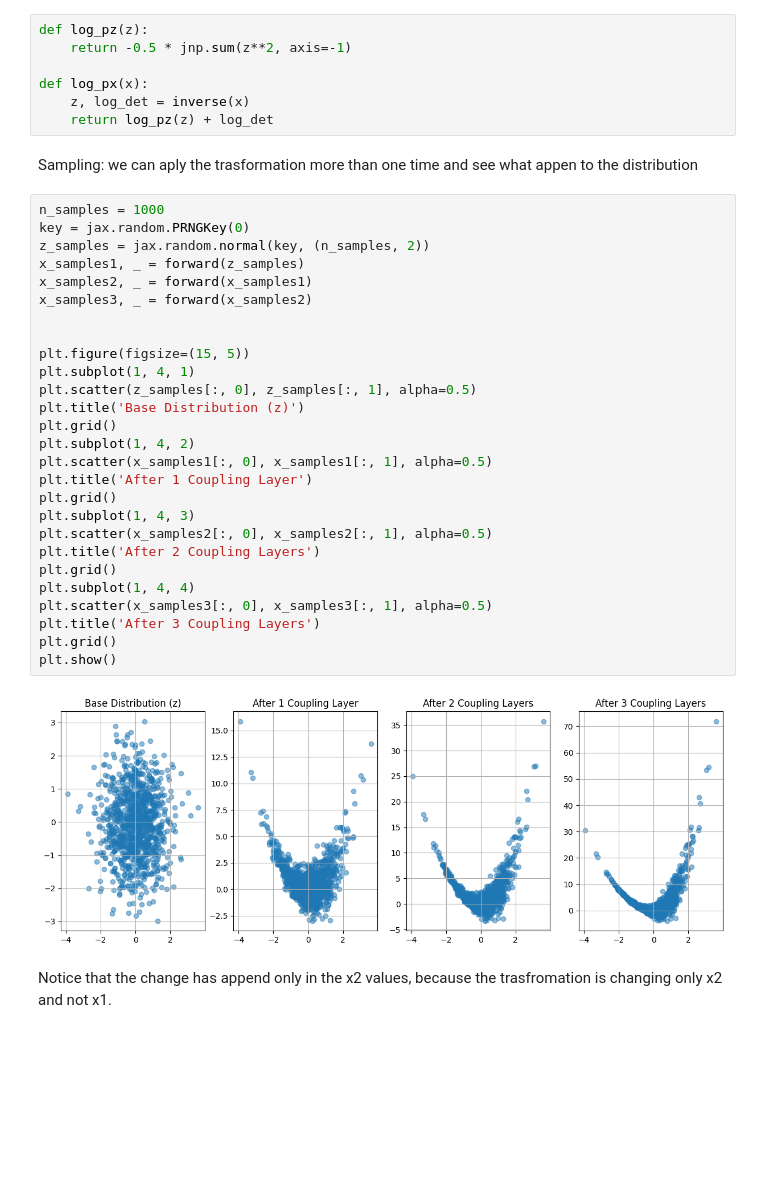
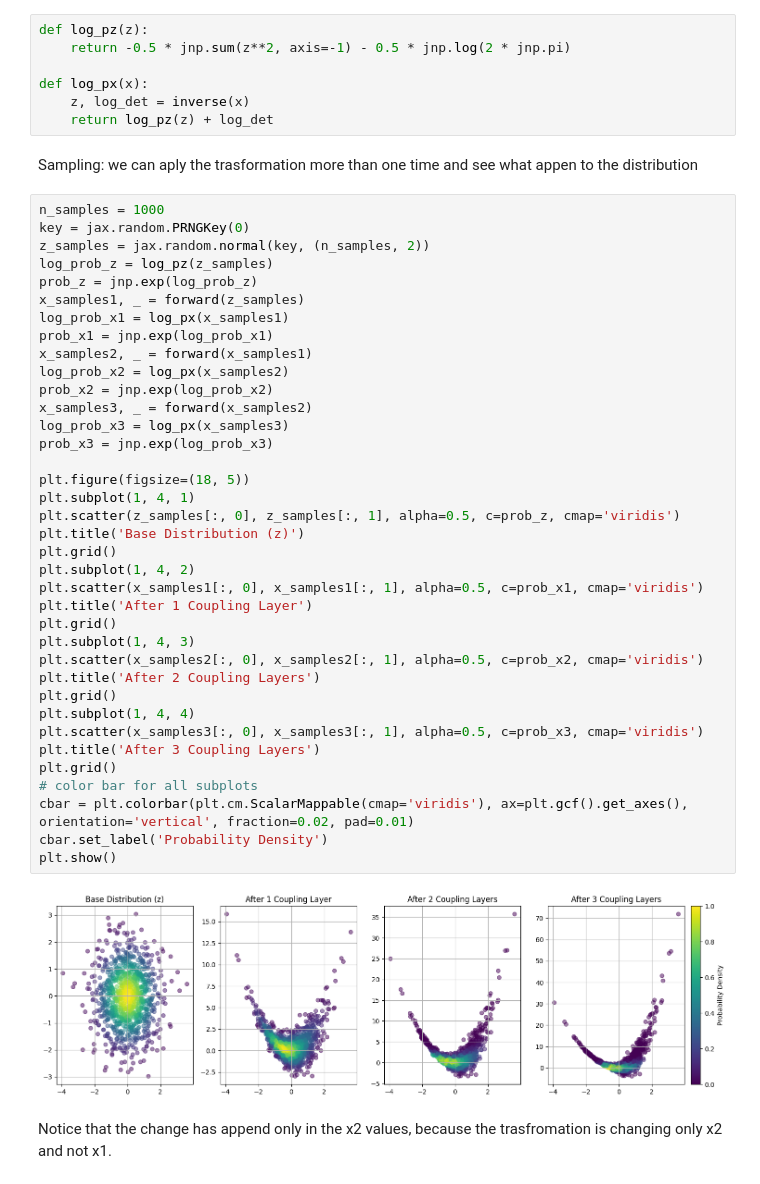
Before and after one commit to rpivi/Normalizing_Flow, a Jupyter notebook: coupling_affine.ipynb, the cells around one changed output. Cells and saved outputs as stored; diff of their text form; blank space fills up the shorter version.

Commit message:
better plots

```diff
--- a/coupling_affine.ipynb
+++ b/coupling_affine.ipynb
@@ -56,7 +56,7 @@ def inverse(x):
     return z, log_det
 # %%
 def log_pz(z):
-    return -0.5 * jnp.sum(z**2, axis=-1)
+    return -0.5 * jnp.sum(z**2, axis=-1) - 0.5 * jnp.log(2 * jnp.pi)
 
 def log_px(x):
     z, log_det = inverse(x)
@@ -66,31 +66,41 @@ Sampling: we can aply the trasformation more than one time and see what appen to
 # %%
 n_samples = 1000
 key = jax.random.PRNGKey(0)
 z_samples = jax.random.normal(key, (n_samples, 2))
+log_prob_z = log_pz(z_samples)
+prob_z = jnp.exp(log_prob_z)
 x_samples1, _ = forward(z_samples)
+log_prob_x1 = log_px(x_samples1)
+prob_x1 = jnp.exp(log_prob_x1)
 x_samples2, _ = forward(x_samples1)
+log_prob_x2 = log_px(x_samples2)
+prob_x2 = jnp.exp(log_prob_x2)
 x_samples3, _ = forward(x_samples2)
+log_prob_x3 = log_px(x_samples3)
+prob_x3 = jnp.exp(log_prob_x3)
 
-
-plt.figure(figsize=(15, 5))
+plt.figure(figsize=(18, 5))
 plt.subplot(1, 4, 1)
-plt.scatter(z_samples[:, 0], z_samples[:, 1], alpha=0.5)
+plt.scatter(z_samples[:, 0], z_samples[:, 1], alpha=0.5, c=prob_z, cmap='viridis')
 plt.title('Base Distribution (z)')
 plt.grid()
 plt.subplot(1, 4, 2)
-plt.scatter(x_samples1[:, 0], x_samples1[:, 1], alpha=0.5)
+plt.scatter(x_samples1[:, 0], x_samples1[:, 1], alpha=0.5, c=prob_x1, cmap='viridis')
 plt.title('After 1 Coupling Layer')
 plt.grid()
 plt.subplot(1, 4, 3)
-plt.scatter(x_samples2[:, 0], x_samples2[:, 1], alpha=0.5)
+plt.scatter(x_samples2[:, 0], x_samples2[:, 1], alpha=0.5, c=prob_x2, cmap='viridis')
 plt.title('After 2 Coupling Layers')
 plt.grid()
 plt.subplot(1, 4, 4)
-plt.scatter(x_samples3[:, 0], x_samples3[:, 1], alpha=0.5)
+plt.scatter(x_samples3[:, 0], x_samples3[:, 1], alpha=0.5, c=prob_x3, cmap='viridis')
 plt.title('After 3 Coupling Layers')
 plt.grid()
+# color bar for all subplots
+cbar = plt.colorbar(plt.cm.ScalarMappable(cmap='viridis'), ax=plt.gcf().get_axes(), orientation='vertical', fraction=0.02, pad=0.01)
+cbar.set_label('Probability Density')
 plt.show()
 # %% [output]
-[figure, old version]
+[figure, new version]
 # %% [markdown]
 Notice that the change has append only in the x2 values, because the trasfromation is changing only x2 and not x1.
```
Also changed, not shown: 1 other file.
